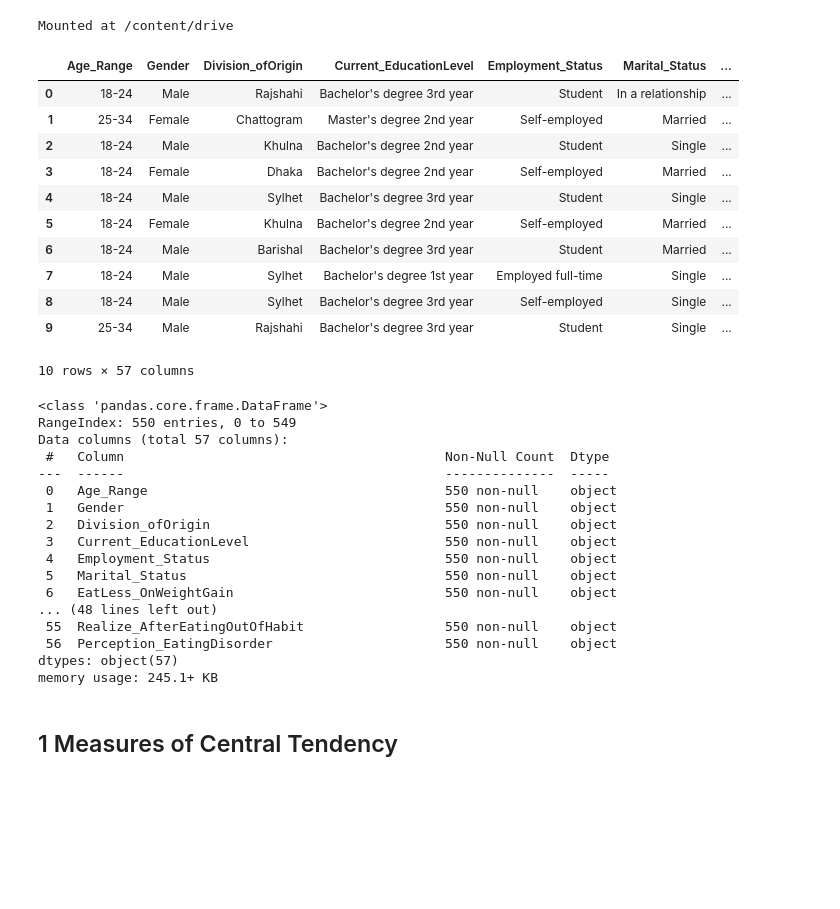
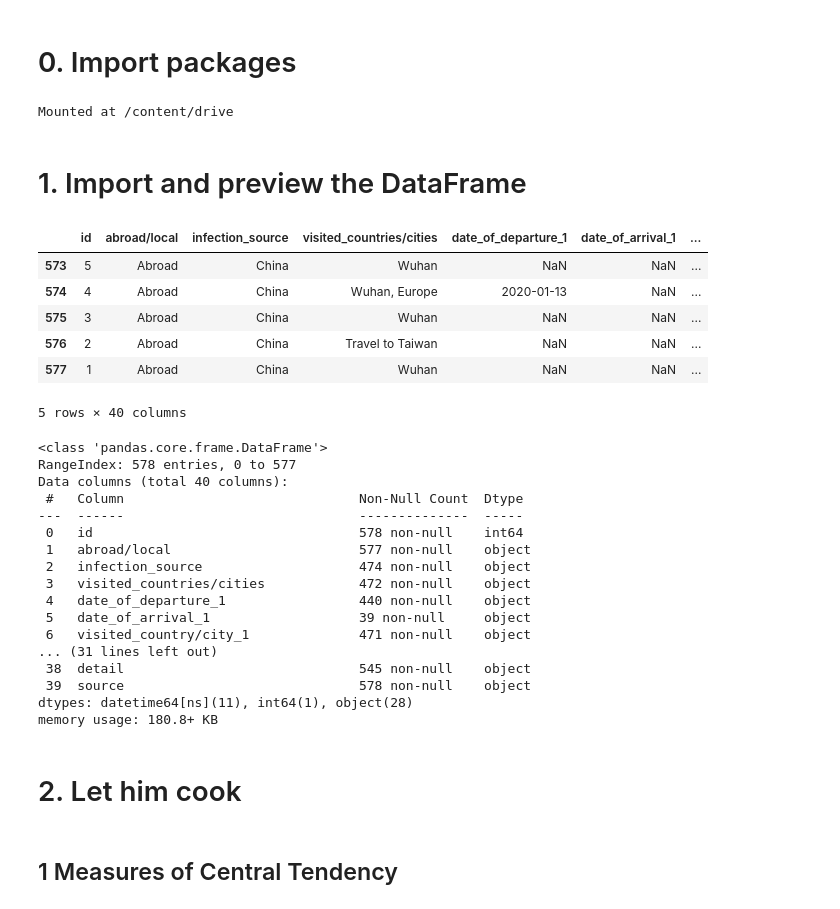
Before and after one commit to dmdce/CSMODEL-MCO1-Notebook-Files, a Jupyter notebook: CSMODEL_MCO1_Notebook.ipynb, the cells around one changed output. Cells and saved outputs as stored; diff of their text form; code cells hidden in the pictures; blank space fills up the shorter version.

```diff
--- a/CSMODEL_MCO1_Notebook.ipynb
+++ b/CSMODEL_MCO1_Notebook.ipynb
@@ -13,3 +8,5 @@ This is an accompanying notebook for the Exploratory Data Analysis slide deck.
+# %% [markdown]
+# 0. Import packages
 # %%
 # @title Import needed libraries
 import pandas as pd
@@ -20,46 +17,45 @@ from google.colab import drive
 drive.mount('/content/drive')
 # %% [output]
 Mounted at /content/drive
+# %% [markdown]
+# 1. Import and preview the DataFrame
 # %%
 # @title Import DataFrame
-file_path = '/content/drive/MyDrive/Colab Notebooks/colab-files/eating-disorders-bangladeshi-uni.csv'
-df = pd.read_csv(file_path)
+file_path = '/content/drive/MyDrive/Colab Notebooks/colab-files/figshare_taiwan_covid.xlsx'
+df_ind = pd.read_excel(file_path, sheet_name='Individual Data')
 # %%
 # @title View a preview of the DataFrame
-df.head(10)
+df_ind.tail(5)
 # %% [output]
-|  | Age_Range | Gender | Division_ofOrigin | Current_EducationLevel | Employment_Status | Marital_Status | ... |
-| 0 | 18-24 | Male | Rajshahi | Bachelor's degree 3rd year | Student | In a relationship | ... |
-| 1 | 25-34 | Female | Chattogram | Master's degree 2nd year | Self-employed | Married | ... |
-| 2 | 18-24 | Male | Khulna | Bachelor's degree 2nd year | Student | Single | ... |
-| 3 | 18-24 | Female | Dhaka | Bachelor's degree 2nd year | Self-employed | Married | ... |
-| 4 | 18-24 | Male | Sylhet | Bachelor's degree 3rd year | Student | Single | ... |
-| 5 | 18-24 | Female | Khulna | Bachelor's degree 2nd year | Self-employed | Married | ... |
-| 6 | 18-24 | Male | Barishal | Bachelor's degree 3rd year | Student | Married | ... |
-| 7 | 18-24 | Male | Sylhet | Bachelor's degree 1st year | Employed full-time | Single | ... |
-| 8 | 18-24 | Male | Sylhet | Bachelor's degree 3rd year | Self-employed | Single | ... |
-| 9 | 25-34 | Male | Rajshahi | Bachelor's degree 3rd year | Student | Single | ... |
+|  | id | abroad/local | infection_source | visited_countries/cities | date_of_departure_1 | date_of_arrival_1 | ... |
+| 573 | 5 | Abroad | China | Wuhan | NaN | NaN | ... |
+| 574 | 4 | Abroad | China | Wuhan, Europe | 2020-01-13 | NaN | ... |
+| 575 | 3 | Abroad | China | Wuhan | NaN | NaN | ... |
+| 576 | 2 | Abroad | China | Travel to Taiwan | NaN | NaN | ... |
+| 577 | 1 | Abroad | China | Wuhan | NaN | NaN | ... |
-10 rows × 57 columns
+5 rows × 40 columns
 # %%
-df.info()
+df_ind.info()
 # %% [output]
 <class 'pandas.core.frame.DataFrame'>
-RangeIndex: 550 entries, 0 to 549
-Data columns (total 57 columns):
- #   Column                                         Non-Null Count  Dtype
----  ------                                         --------------  -----
- 0   Age_Range                                      550 non-null    object
- 1   Gender                                         550 non-null    object
- 2   Division_ofOrigin                              550 non-null    object
- 3   Current_EducationLevel                         550 non-null    object
- 4   Employment_Status                              550 non-null    object
- 5   Marital_Status                                 550 non-null    object
- 6   EatLess_OnWeightGain                           550 non-null    object
-... (48 lines left out)
- 55  Realize_AfterEatingOutOfHabit                  550 non-null    object
- 56  Perception_EatingDisorder                      550 non-null    object
-dtypes: object(57)
-memory usage: 245.1+ KB
+RangeIndex: 578 entries, 0 to 577
+Data columns (total 40 columns):
+ #   Column                              Non-Null Count  Dtype
+---  ------                              --------------  -----
+ 0   id                                  578 non-null    int64
+ 1   abroad/local                        577 non-null    object
+ 2   infection_source                    474 non-null    object
+ 3   visited_countries/cities            472 non-null    object
+ 4   date_of_departure_1                 440 non-null    object
+ 5   date_of_arrival_1                   39 non-null     object
+ 6   visited_country/city_1              471 non-null    object
+... (31 lines left out)
+ 38  detail                              545 non-null    object
+ 39  source                              578 non-null    object
+dtypes: datetime64[ns](11), int64(1), object(28)
+memory usage: 180.8+ KB
+# %% [markdown]
+# 2. Let him cook
 # %% [markdown]
 ## 1 Measures of Central Tendency
 # %%
```
Also changed, not shown: parts of 3 cells of this notebook, 3 other files.
